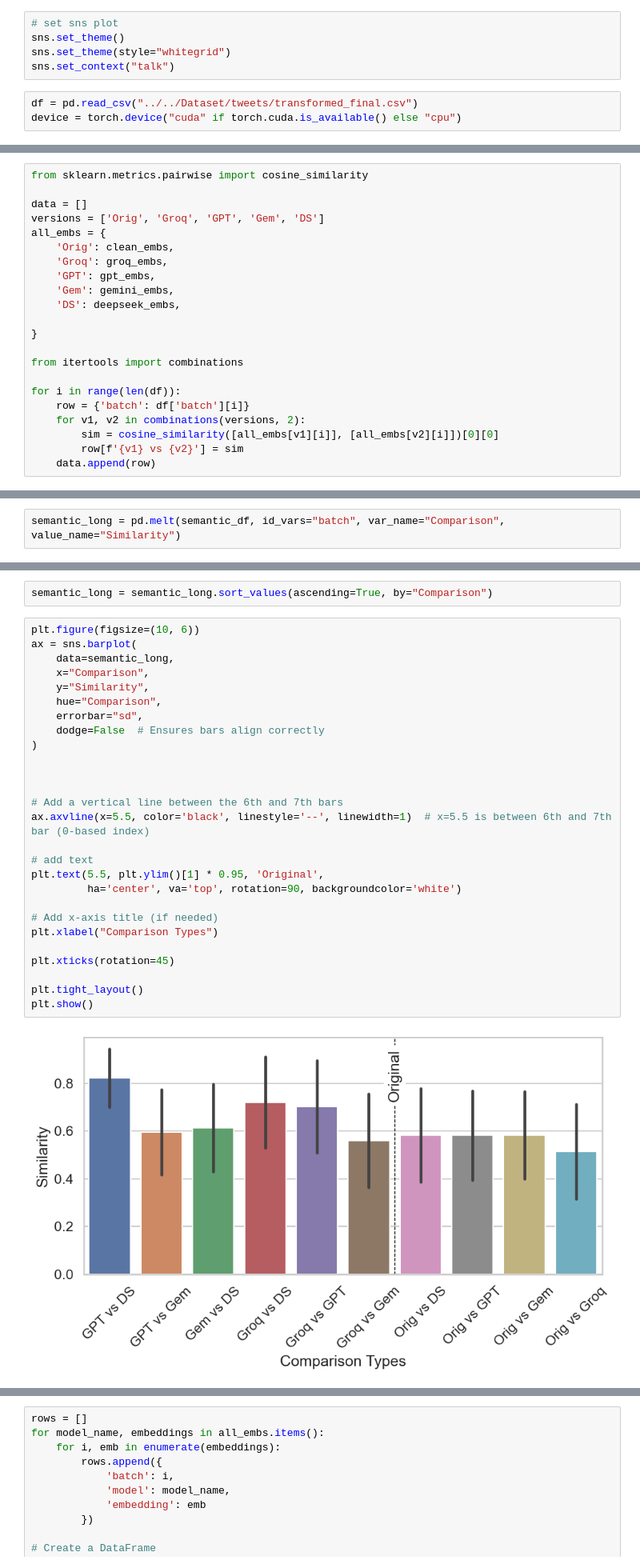
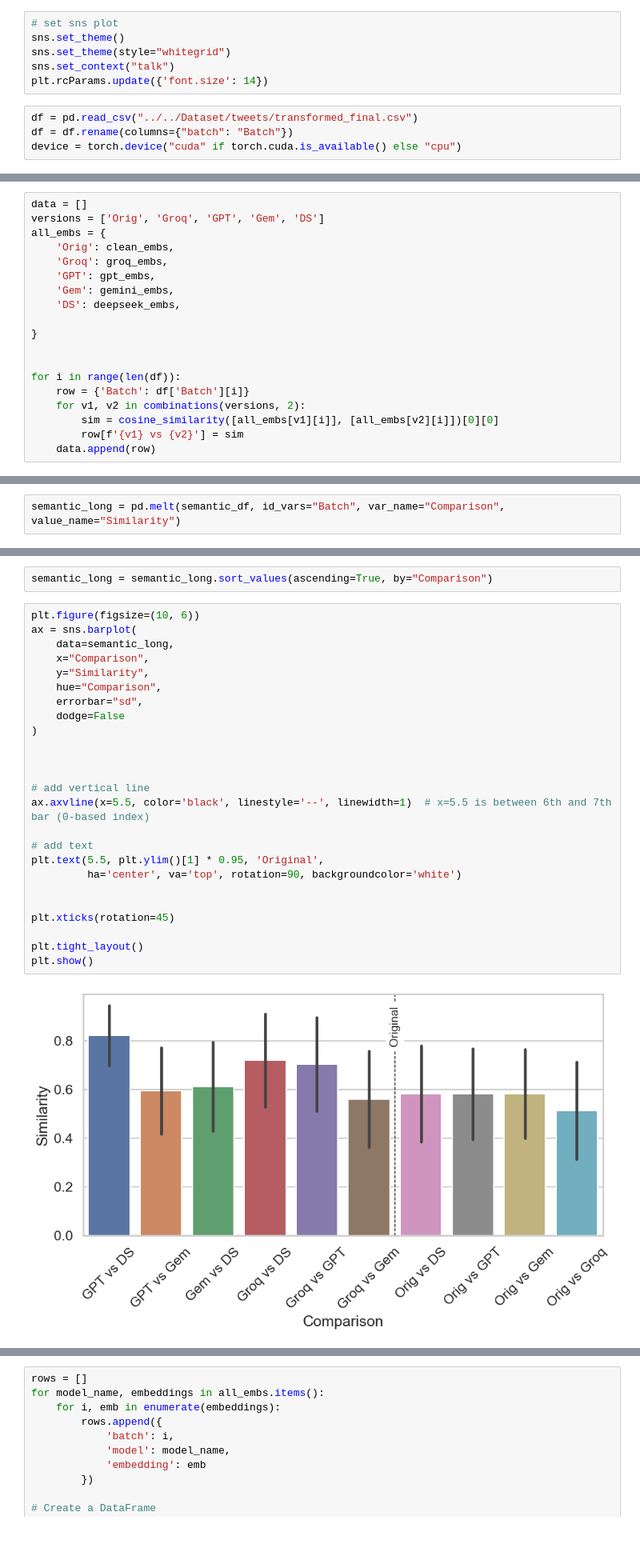
Before and after one commit to pinglainstitute/LLM-reviewtransformation, a Jupyter notebook: Notebooks/Twitter/semantic.ipynb, the cells around one changed output, grey strips where cells are left out. Shown at 80% size. Cells and saved outputs as stored; diff of their text form; blank space fills up the shorter version.

```diff
--- a/Notebooks/Twitter/semantic.ipynb
+++ b/Notebooks/Twitter/semantic.ipynb
@@ -61,7 +128,9 @@ import numpy as np
 sns.set_theme()
 sns.set_theme(style="whitegrid")
 sns.set_context("talk")
+plt.rcParams.update({'font.size': 14})
 # %%
 df = pd.read_csv("../../Dataset/tweets/transformed_final.csv")
+df = df.rename(columns={"batch": "Batch"})
 device = torch.device("cuda" if torch.cuda.is_available() else "cpu")
 # %%
@@ -75,6 +152,4 @@ deepseek_embs = model.encode(df['transformed_tweets_deepseek'].tolist())
 # %%
-from sklearn.metrics.pairwise import cosine_similarity
-
 data = []
 versions = ['Orig', 'Groq', 'GPT', 'Gem', 'DS']
 all_embs = {
@@ -86,10 +161,9 @@ all_embs = {
 
 }
 
-from itertools import combinations
 
 for i in range(len(df)):
-    row = {'batch': df['batch'][i]}
+    row = {'Batch': df['Batch'][i]}
     for v1, v2 in combinations(versions, 2):
         sim = cosine_similarity([all_embs[v1][i]], [all_embs[v2][i]])[0][0]
         row[f'{v1} vs {v2}'] = sim
@@ -138,7 +228,7 @@ grouped.reset_index()
 | 19 | 20 | 0.628611 | 0.115802 | 0.712777 | 0.151347 | 0.710174 | 0.113221 | 0.709090 | 0.122643 | ... |
 20 rows × 21 columns
 # %%
-semantic_long = pd.melt(semantic_df, id_vars="batch", var_name="Comparison", value_name="Similarity")
+semantic_long = pd.melt(semantic_df, id_vars="Batch", var_name="Comparison", value_name="Similarity")
 # %%
 semantic_long
 # %% [output]
@@ -204,30 +287,28 @@ semantic_long = semantic_long.sort_values(ascending=True, by="Comparison")
 # %%
 plt.figure(figsize=(10, 6))
 ax = sns.barplot(
     data=semantic_long,
     x="Comparison",
     y="Similarity",
     hue="Comparison",
     errorbar="sd",
-    dodge=False  # Ensures bars align correctly
+    dodge=False
 )
 
 
 
-# Add a vertical line between the 6th and 7th bars
+# add vertical line
 ax.axvline(x=5.5, color='black', linestyle='--', linewidth=1)  # x=5.5 is between 6th and 7th bar (0-based index)
 
 # add text
 plt.text(5.5, plt.ylim()[1] * 0.95, 'Original',
          ha='center', va='top', rotation=90, backgroundcolor='white')
 
-# Add x-axis title (if needed)
-plt.xlabel("Comparison Types")
 
 plt.xticks(rotation=45)
 
 plt.tight_layout()
 plt.show()
 # %% [output]
-[figure, old version]
+[figure, new version]
 # %%
```
Also changed, not shown: parts of 12 cells of this notebook, 4 other files.
